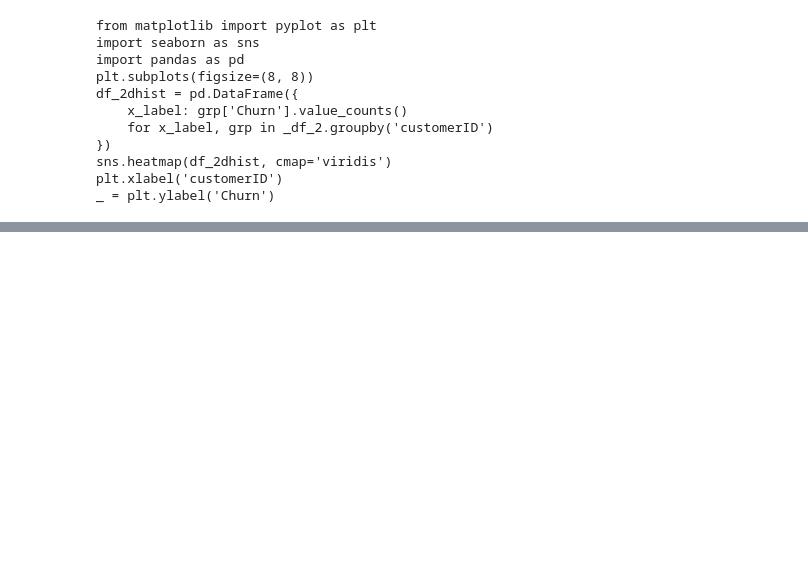
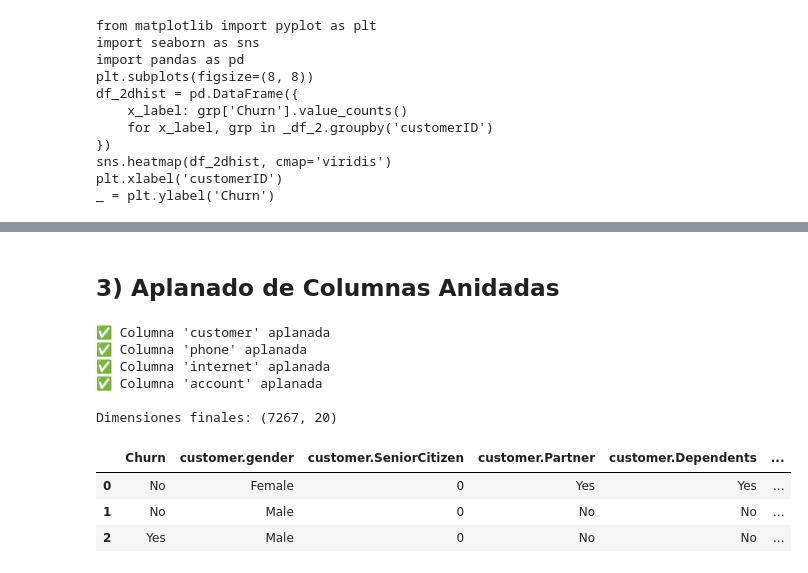
Before and after one commit to CSebasGC/csgc_TelecomX_parte2, a Jupyter notebook: TelecomX_LATAM.ipynb, the cells around one changed output, grey strips where cells are left out. Drawn from its saved outputs; the diff is of its cells as text; code cells hidden in the pictures; blank space fills up the shorter version.

```diff
--- a/TelecomX_LATAM.ipynb
+++ b/TelecomX_LATAM.ipynb
@@ -646,0 +649,16 @@ _ = plt.ylabel('Churn')
+# %%
+# === PARTE 2 — 2) Eliminación de Columnas Irrelevantes ===
+
+# Copiamos el DataFrame por seguridad
+df_clean = df.copy()
+
+# 1) Verificar si existe customerID
+if "customerID" in df_clean.columns:
+    df_clean = df_clean.drop(columns=["customerID"])
+    print("Columna 'customerID' eliminada (irrelevante para el modelo).")
+else:
+    print("No se encontró la columna 'customerID' en este DataFrame.")
+
+# 2) Mostrar forma y primeras filas
+print("Dimensiones actuales:", df_clean.shape)
+df_clean.head(3)
@@ -646,0 +672,33 @@ _ = plt.ylabel('Churn')
+# %% [markdown]
+## 3) Aplanado de Columnas Anidadas
+# %%
+# === PARTE 2 — 3) Aplanado de Columnas Anidadas ===
+
+from pandas import json_normalize
+
+# Trabajamos sobre la versión sin customerID
+df_flat = df_clean.copy()
+
+# Lista de columnas anidadas que queremos expandir
+nested_cols = ["customer", "phone", "internet", "account"]
+
+for col in nested_cols:
+    if col in df_flat.columns:
+        sub = json_normalize(df_flat[col])          # expandir el dict
+        sub = sub.add_prefix(col + ".")             # renombrar con prefijo
+        df_flat = pd.concat([df_flat.drop(columns=[col]), sub], axis=1)
+        print(f"✅ Columna '{col}' aplanada")
+
+print("\nDimensiones finales:", df_flat.shape)
+df_flat.head(3)
+# %% [output]
+✅ Columna 'customer' aplanada
+✅ Columna 'phone' aplanada
+✅ Columna 'internet' aplanada
+✅ Columna 'account' aplanada
+
+Dimensiones finales: (7267, 20)
+|  | Churn | customer.gender | customer.SeniorCitizen | customer.Partner | customer.Dependents | ... |
+| 0 | No | Female | 0 | Yes | Yes | ... |
+| 1 | No | Male | 0 | No | No | ... |
+| 2 | Yes | Male | 0 | No | No | ... |
```
Also changed, not shown: parts of 4 cells of this notebook.
